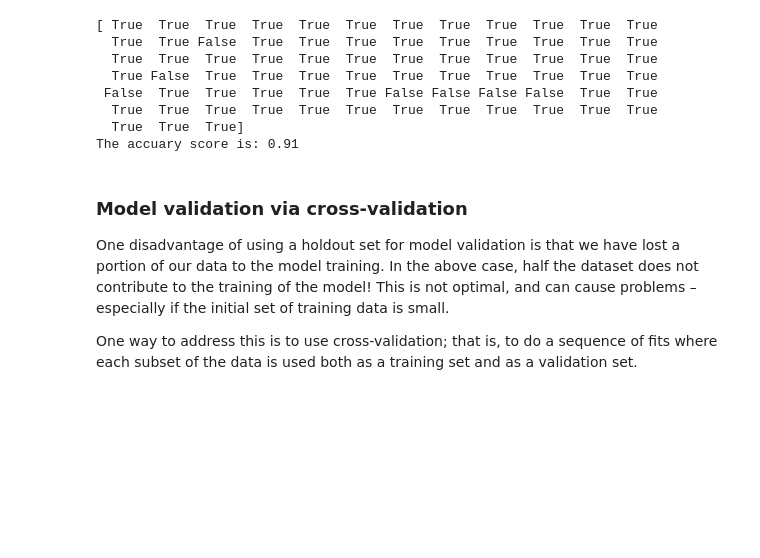
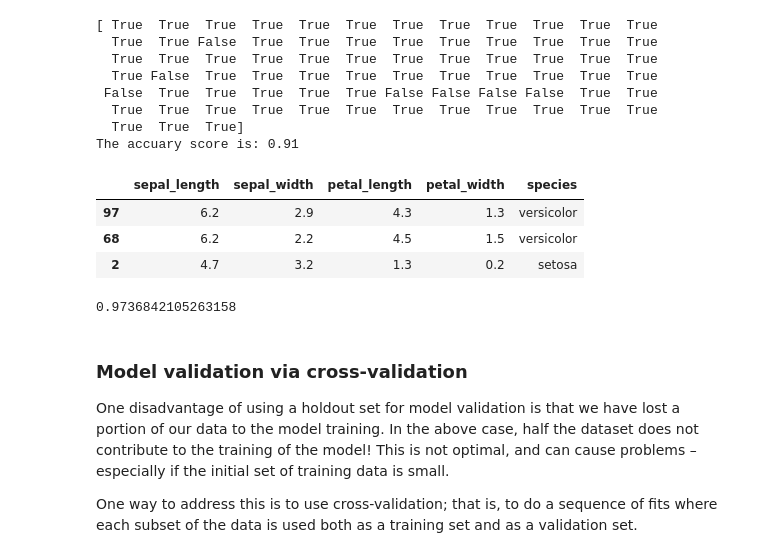
Before and after one commit to julihdez36/Machine_learning, a Jupyter notebook: Decision Trees and Random Forests/introduction.ipynb, the cells around one changed output. Saved outputs shown, nothing was run; the diff lists cells and outputs as text; code cells hidden in the pictures; blank space fills up the shorter version.

```diff
--- a/Decision Trees and Random Forests/introduction.ipynb
+++ b/Decision Trees and Random Forests/introduction.ipynb
@@ -248,3 +248,17 @@ print(f'The accuary score is: {round(accuracy_score(y2, y2_model), 2)}')
   True  True  True  True  True  True  True  True  True  True  True  True
   True  True  True]
 The accuary score is: 0.91
+# %%
+import numpy as np
+import pandas as pd
+import matplotlib.pyplot as plt
+import seaborn as sns
+from sklearn.datasets import load_iris
+
+iris = sns.load_dataset('iris')
+iris.sample(3)
+# %% [output]
+|  | sepal_length | sepal_width | petal_length | petal_width | species |
+| 97 | 6.2 | 2.9 | 4.3 | 1.3 | versicolor |
+| 68 | 6.2 | 2.2 | 4.5 | 1.5 | versicolor |
+| 2 | 4.7 | 3.2 | 1.3 | 0.2 | setosa |
@@ -251,3 +279,9 @@ The accuary score is: 0.91
+# %%
+from sklearn.metrics import accuracy_score
+
+accuracy_score(ytest,y_model)
+# %% [output]
+0.9736842105263158
 # %% [markdown]
 ### Model validation via cross-validation
 
```
Also changed, not shown: parts of 3 cells of this notebook, 1 other file.
